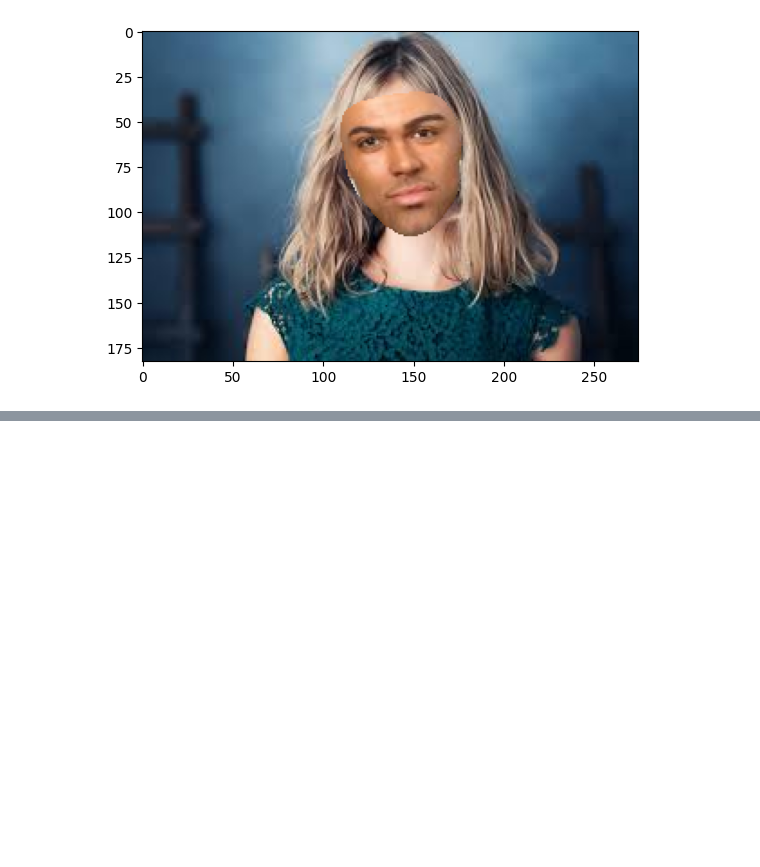
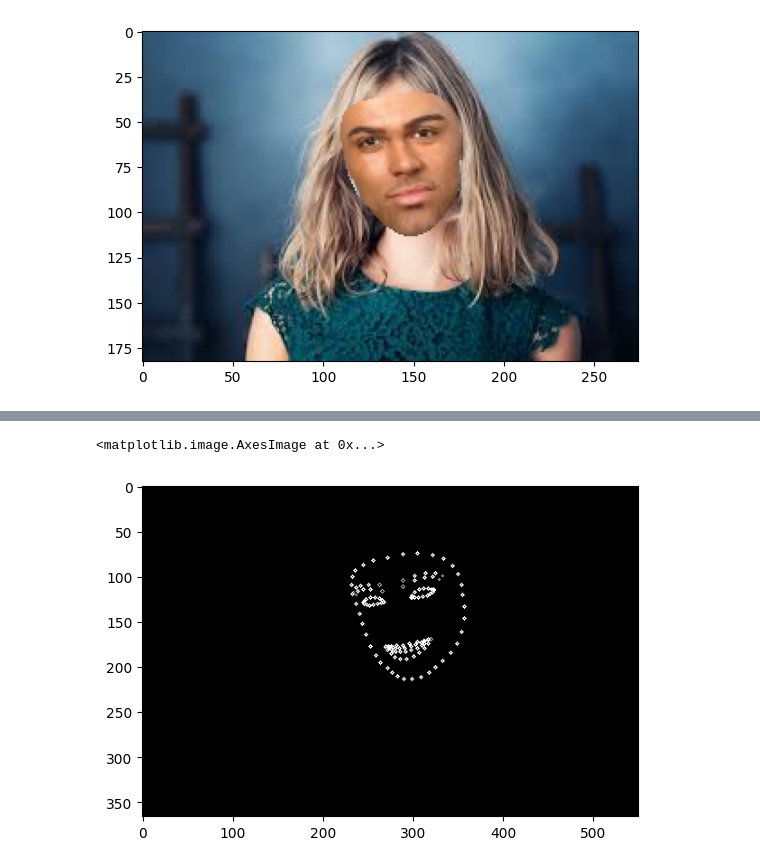
Before and after one commit to ictseoyoungmin/FaceToy_GUI, a Jupyter notebook: dev/f1.ipynb, the cells around one changed output, grey strips where cells are left out. Saved outputs shown, nothing was run; the diff lists cells and outputs as text; code cells hidden in the pictures; blank space fills up the shorter version.

Commit message:
face swap code

```diff
--- a/dev/f1.ipynb
+++ b/dev/f1.ipynb
@@ -191,0 +414,39 @@ plt.show()
+# %%
+img = cv2.imread('./images.jpg')
+img = cv2.cvtColor(img, cv2.COLOR_BGR2RGB)
+
+img2 = img.copy()
+image_cols, image_rows = img.shape[1]*2,img.shape[0]*2
+img2 = cv2.resize(img2,(img.shape[1]*2,img.shape[0]*2))
+landmark_list = []
+
+with mp.solutions.face_mesh.FaceMesh() as face_mesh:
+    results = face_mesh.process(img2)
+    if results.multi_face_landmarks:
+        for face_landmarks in results.multi_face_landmarks:
+            landmark_list.append(face_landmarks)
+    #         landmarks = np.array(
+    #             [normalized_to_pixel_coordinates(lmk.x,lmk.y,img2.shape[1],img2.shape[0])\
+    #                 for lmk in face_landmarks.landmark],
+    #             dtype=np.float32)
+
+idx_to_coordinates = {}
+for idx,landmark in enumerate(landmark_list[0].landmark):
+    landmark_px = normalized_to_pixel_coordinates(landmark.x, landmark.y,
+                                                   image_cols, image_rows)
+    if landmark_px:
+        idx_to_coordinates[idx] = landmark_px
+
+a = np.zeros_like(img2)
+
+for conn in mpFaceMesh.FACEMESH_CONTOURS:
+    start_idx = conn[0]
+    end_idx = conn[1]
+    # cv2.line(a,idx_to_coordinates[start_idx],idx_to_coordinates[end_idx],color=(255,255,255))
+    cv2.circle(a,idx_to_coordinates[start_idx],radius=1, color=(255,255,255))
+    cv2.circle(a,idx_to_coordinates[end_idx],radius=2,color=(255,255,255))
+
+plt.imshow(a)
+# %% [output]
+<matplotlib.image.AxesImage at 0x...>
+[figure, added]
```
Also changed, not shown: parts of 10 cells of this notebook, 6 other files.
